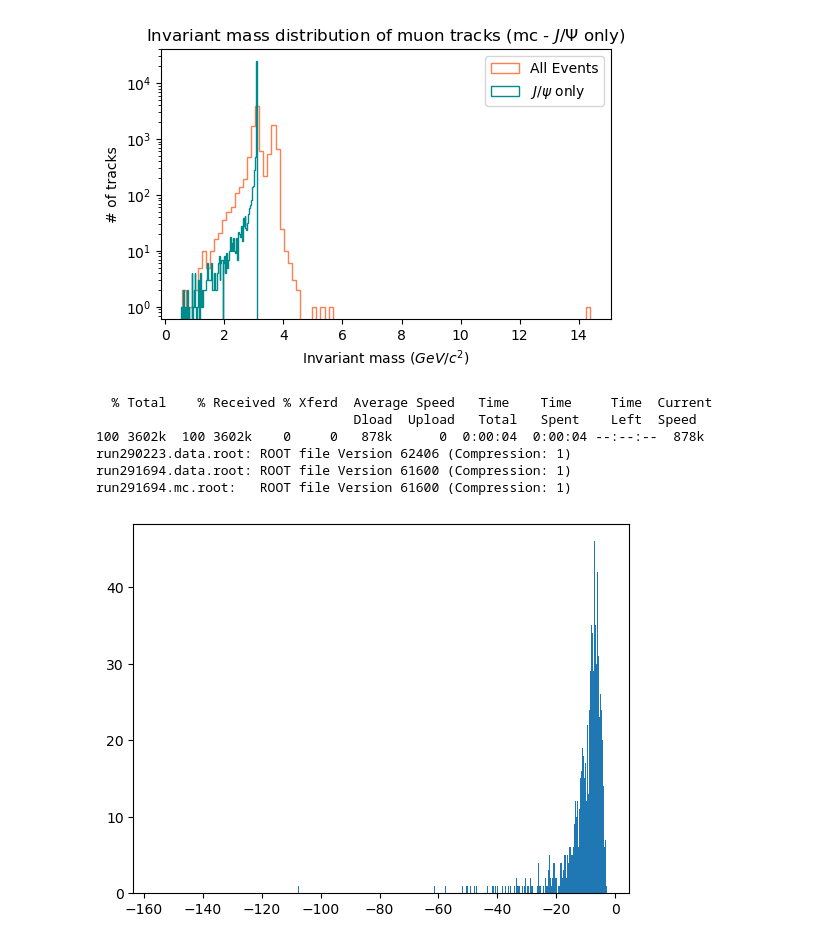
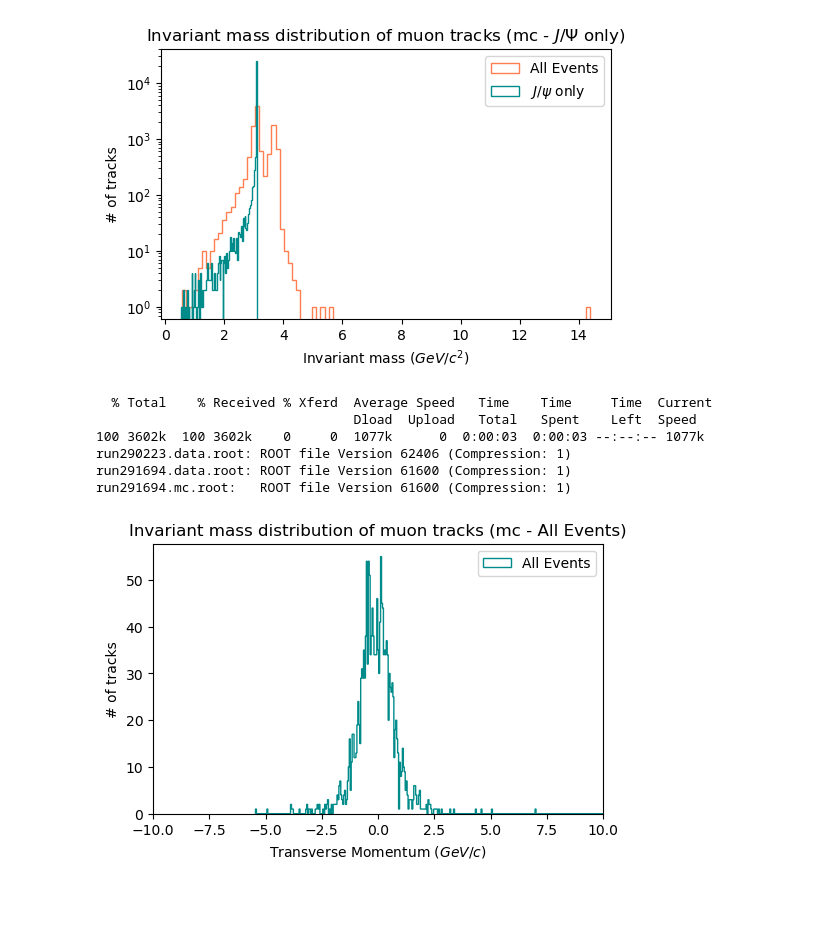
Before and after one commit to nantes-m2-rps-exp/qqbar2mumu-2022, a Jupyter notebook: notebooks/geometric_parameters.ipynb, the cells around one changed output. Cells and saved outputs as stored; diff of their text form; code cells hidden in the pictures; blank space fills up the shorter version.

```diff
--- a/notebooks/geometric_parameters.ipynb
+++ b/notebooks/geometric_parameters.ipynb
@@ -385,35 +355,44 @@ run291694.mc.root:   ROOT file Version 61600 (Compression: 1)
 # %%
 import uproot
 import awkward as ak
 import numpy as np
 import matplotlib
 import matplotlib.pyplot as plt
 import math
 import hist
 import vector
 
 !curl 'https://cernbox.cern.ch/remote.php/dav/public-files/JIjQaAYEQnmRDkX/290223/AnalysisResults.root' > run290223.data.root
 
 !file *.root
 file = uproot.open("run290223.data.root")
 
 events = file["eventsTree"]
 
-c = 299792458
+c = 299792458.
 
 m = events.arrays(["nMuons","Muon_Px","Muon_Py","Muon_Pz", "Muon_E", "Muon_Charge"],how="zip",entry_stop=10000)
 
 transverseMomentum = np.array([],dtype=float)
 for event in m[m.nMuons>0]:
     tracks = event["Muon"].to_list()
     for t in tracks:
-        transverseMomentum = np.append(transverseMomentum, t["Pz"])
-plt.hist(transverseMomentum, bins=1000);
+        transverseMomentum = np.append(transverseMomentum, (t["Px"]+t["Py"]))
+
+
+fig = plt.figure(figsize=(5,3))
+axes = fig.add_axes([0.1,0.1,0.9,0.9])
+axes.set_title("Invariant mass distribution of muon tracks (mc - All Events)")
+axes.set_xlabel("Transverse Momentum ($GeV/c$)")
+axes.set_ylabel("# of tracks")
+axes.set_xlim([-10., 10.])
+axes.hist(transverseMomentum,bins=1000,label="All Events",color='darkcyan',histtype='step');
+axes.legend();
 # %% [output]
   % Total    % Received % Xferd  Average Speed   Time    Time     Time  Current
                                  Dload  Upload   Total   Spent    Left  Speed
-100 3602k  100 3602k    0     0   878k      0  0:00:04  0:00:04 --:--:--  878k
+100 3602k  100 3602k    0     0  1077k      0  0:00:03  0:00:03 --:--:-- 1077k
 run290223.data.root: ROOT file Version 62406 (Compression: 1)
 run291694.data.root: ROOT file Version 61600 (Compression: 1)
 run291694.mc.root:   ROOT file Version 61600 (Compression: 1)
-[figure, old version]
+[figure, new version]
```
Also changed, not shown: parts of 5 cells of this notebook.
